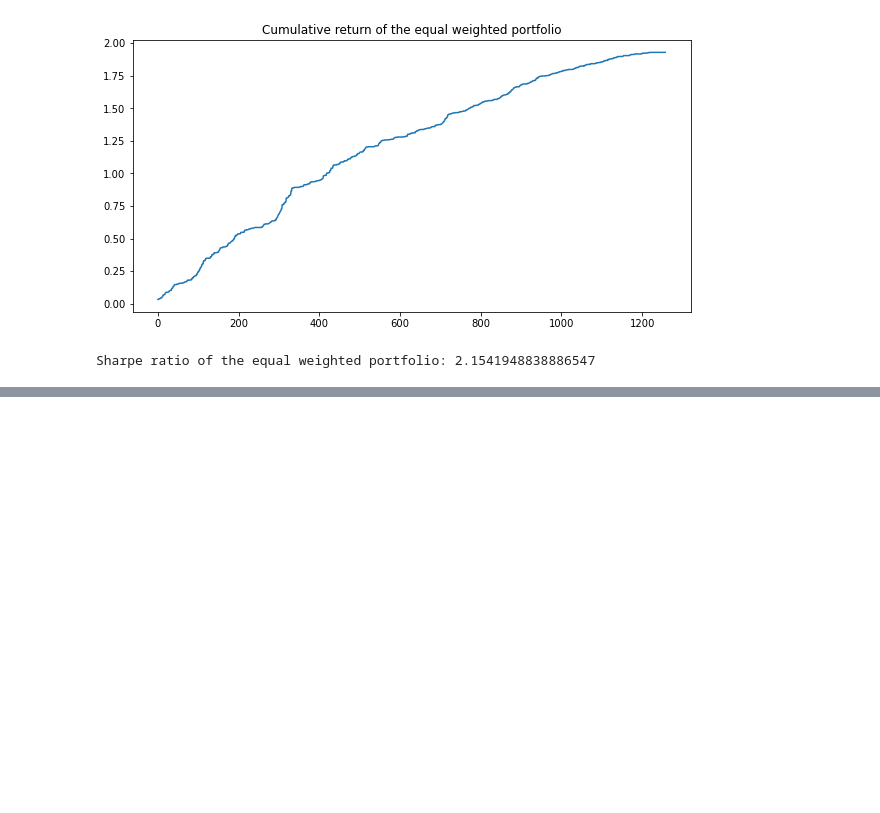
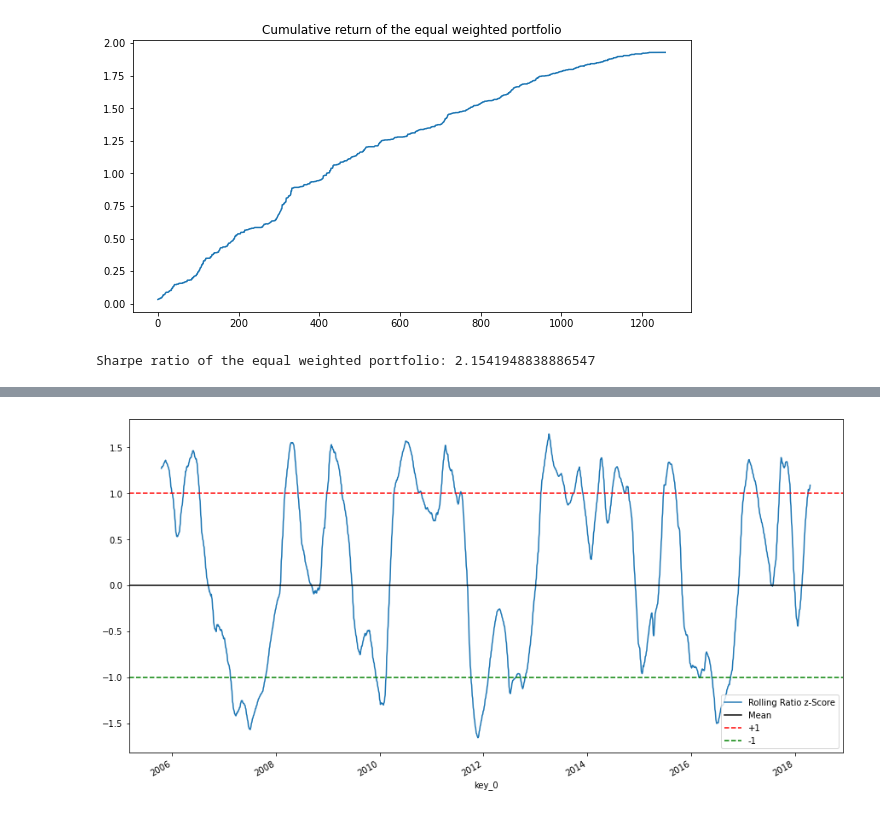
Before and after one commit to Shrajal333/Pairs_Trading, a Jupyter notebook: Pairs_Trading.ipynb, the cells around one changed output, grey strips where cells are left out. Cells and saved outputs as stored; diff of their text form; code cells hidden in the pictures; blank space fills up the shorter version.

```diff
--- a/Pairs_Trading.ipynb
+++ b/Pairs_Trading.ipynb
@@ -299,0 +384,24 @@ for pair in pairs[:100]:
+# %%
+# Spliting the dataset into 70/30 ratio
+break_point = int(len(ratios)*0.7)
+train = ratios[:break_point]
+test = ratios[break_point:]
+# %%
+avg50 = train.rolling(window=50, center=False).mean()
+avg200 = train.rolling(window=200, center=False).mean()
+
+std_200 = train.rolling(window=200, center=False).std()
+std_200.name = 'std'
+
+zscore_200_50 = (avg50 - avg200)/std_200
+zscore_200_50.name = 'zscore'
+
+plt.figure(figsize=(15,8))
+zscore_200_50.plot()
+plt.axhline(0, color='black')
+plt.axhline(1.0, color='red', linestyle='--')
+plt.axhline(-1.0, color='green', linestyle='--')
+plt.legend(['Rolling Ratio z-Score', 'Mean', '+1', '-1'])
+plt.show()
+# %% [output]
+[figure, added]
```
Also changed, not shown: parts of 15 cells of this notebook.
